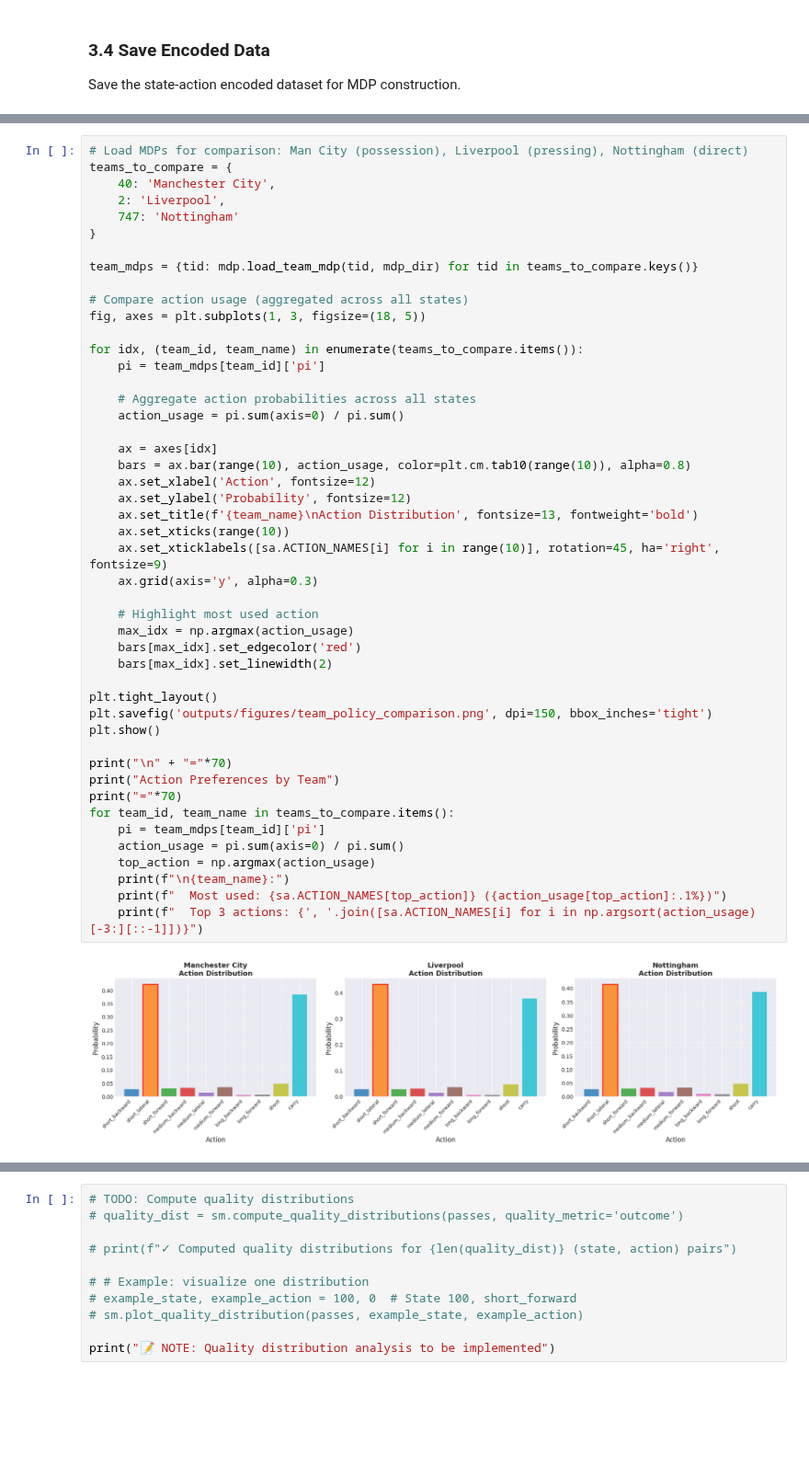
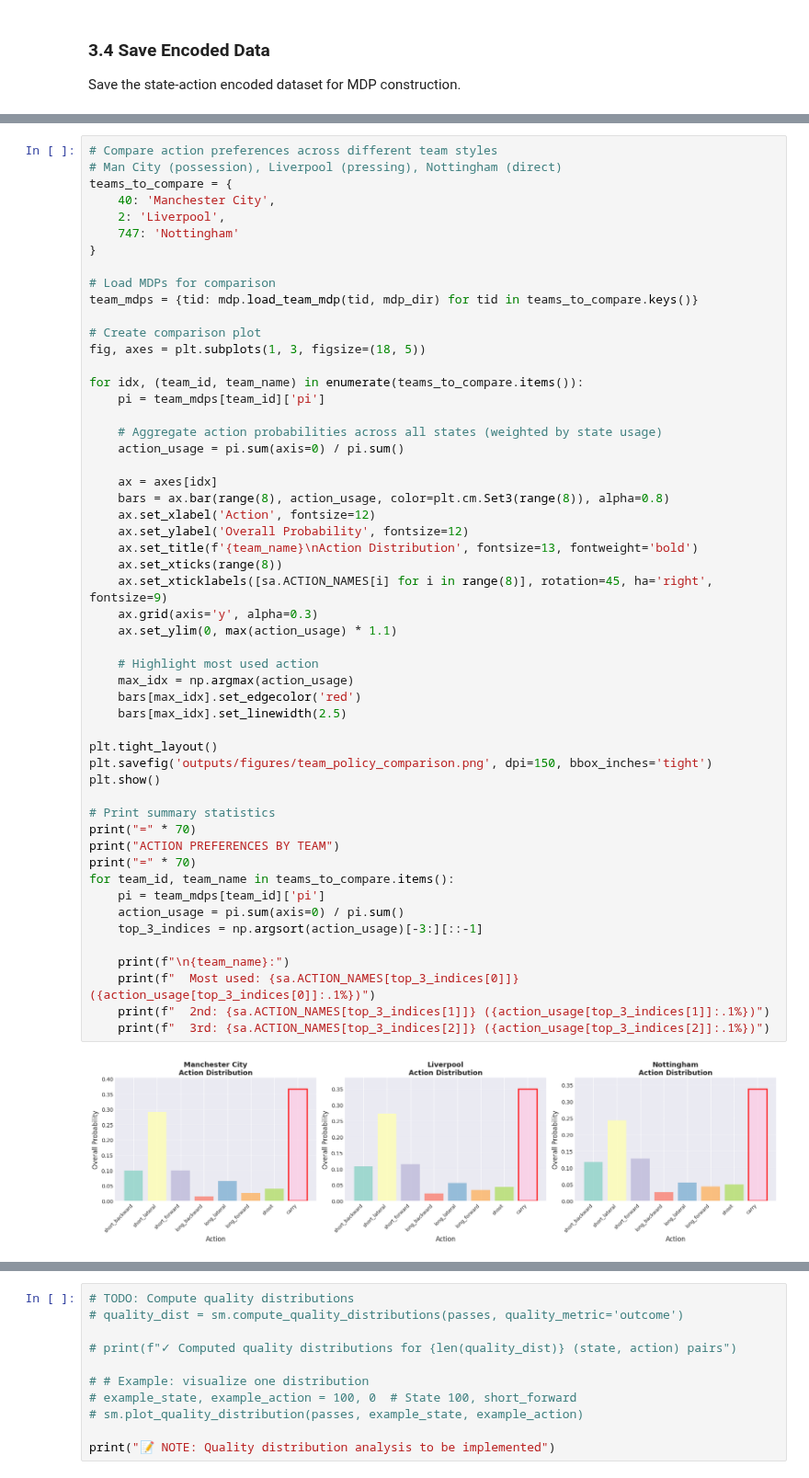
Before and after one commit to MartimRego/pass-decisions, a Jupyter notebook: Project/pass_decision_analysis.ipynb, the cells around one changed output, grey strips where cells are left out. Shown at 92% size. Cells and saved outputs as stored; diff of their text form; blank space fills up the shorter version.

```diff
--- a/Project/pass_decision_analysis.ipynb
+++ b/Project/pass_decision_analysis.ipynb
@@ -1789,50 +1600,56 @@ Visualize where Man City prefers different actions across the pitch.
 # %%
-# Load MDPs for comparison: Man City (possession), Liverpool (pressing), Nottingham (direct)
+# Compare action preferences across different team styles
+# Man City (possession), Liverpool (pressing), Nottingham (direct)
 teams_to_compare = {
     40: 'Manchester City',
     2: 'Liverpool',
     747: 'Nottingham'
 }
 
+# Load MDPs for comparison
 team_mdps = {tid: mdp.load_team_mdp(tid, mdp_dir) for tid in teams_to_compare.keys()}
 
-# Compare action usage (aggregated across all states)
+# Create comparison plot
 fig, axes = plt.subplots(1, 3, figsize=(18, 5))
 
 for idx, (team_id, team_name) in enumerate(teams_to_compare.items()):
     pi = team_mdps[team_id]['pi']
 
-    # Aggregate action probabilities across all states
+    # Aggregate action probabilities across all states (weighted by state usage)
     action_usage = pi.sum(axis=0) / pi.sum()
 
     ax = axes[idx]
-    bars = ax.bar(range(10), action_usage, color=plt.cm.tab10(range(10)), alpha=0.8)
+    bars = ax.bar(range(8), action_usage, color=plt.cm.Set3(range(8)), alpha=0.8)
     ax.set_xlabel('Action', fontsize=12)
-    ax.set_ylabel('Probability', fontsize=12)
+    ax.set_ylabel('Overall Probability', fontsize=12)
     ax.set_title(f'{team_name}\nAction Distribution', fontsize=13, fontweight='bold')
-    ax.set_xticks(range(10))
-    ax.set_xticklabels([sa.ACTION_NAMES[i] for i in range(10)], rotation=45, ha='right', fontsize=9)
+    ax.set_xticks(range(8))
+    ax.set_xticklabels([sa.ACTION_NAMES[i] for i in range(8)], rotation=45, ha='right', fontsize=9)
     ax.grid(axis='y', alpha=0.3)
+    ax.set_ylim(0, max(action_usage) * 1.1)
 
     # Highlight most used action
     max_idx = np.argmax(action_usage)
     bars[max_idx].set_edgecolor('red')
-    bars[max_idx].set_linewidth(2)
+    bars[max_idx].set_linewidth(2.5)
 
 plt.tight_layout()
 plt.savefig('outputs/figures/team_policy_comparison.png', dpi=150, bbox_inches='tight')
 plt.show()
 
-print("\n" + "="*70)
-print("Action Preferences by Team")
-print("="*70)
+# Print summary statistics
+print("=" * 70)
+print("ACTION PREFERENCES BY TEAM")
+print("=" * 70)
 for team_id, team_name in teams_to_compare.items():
     pi = team_mdps[team_id]['pi']
     action_usage = pi.sum(axis=0) / pi.sum()
-    top_action = np.argmax(action_usage)
+    top_3_indices = np.argsort(action_usage)[-3:][::-1]
+
     print(f"\n{team_name}:")
-    print(f"  Most used: {sa.ACTION_NAMES[top_action]} ({action_usage[top_action]:.1%})")
-    print(f"  Top 3 actions: {', '.join([sa.ACTION_NAMES[i] for i in np.argsort(action_usage)[-3:][::-1]])}")
+    print(f"  Most used: {sa.ACTION_NAMES[top_3_indices[0]]} ({action_usage[top_3_indices[0]]:.1%})")
+    print(f"  2nd: {sa.ACTION_NAMES[top_3_indices[1]]} ({action_usage[top_3_indices[1]]:.1%})")
+    print(f"  3rd: {sa.ACTION_NAMES[top_3_indices[2]]} ({action_usage[top_3_indices[2]]:.1%})")
 # %% [output]
-[figure, old version]
+[figure, new version]
 ======================================================================
```
Also changed, not shown: parts of 38 cells of this notebook.
